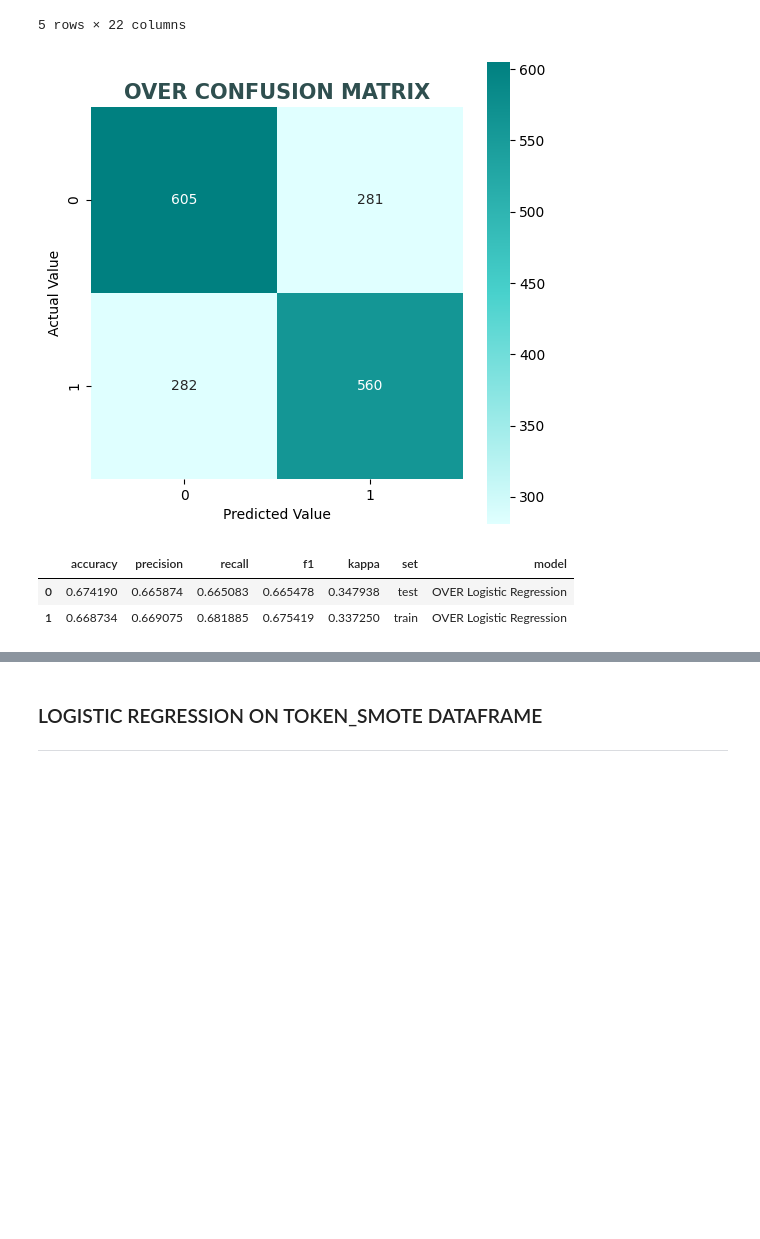
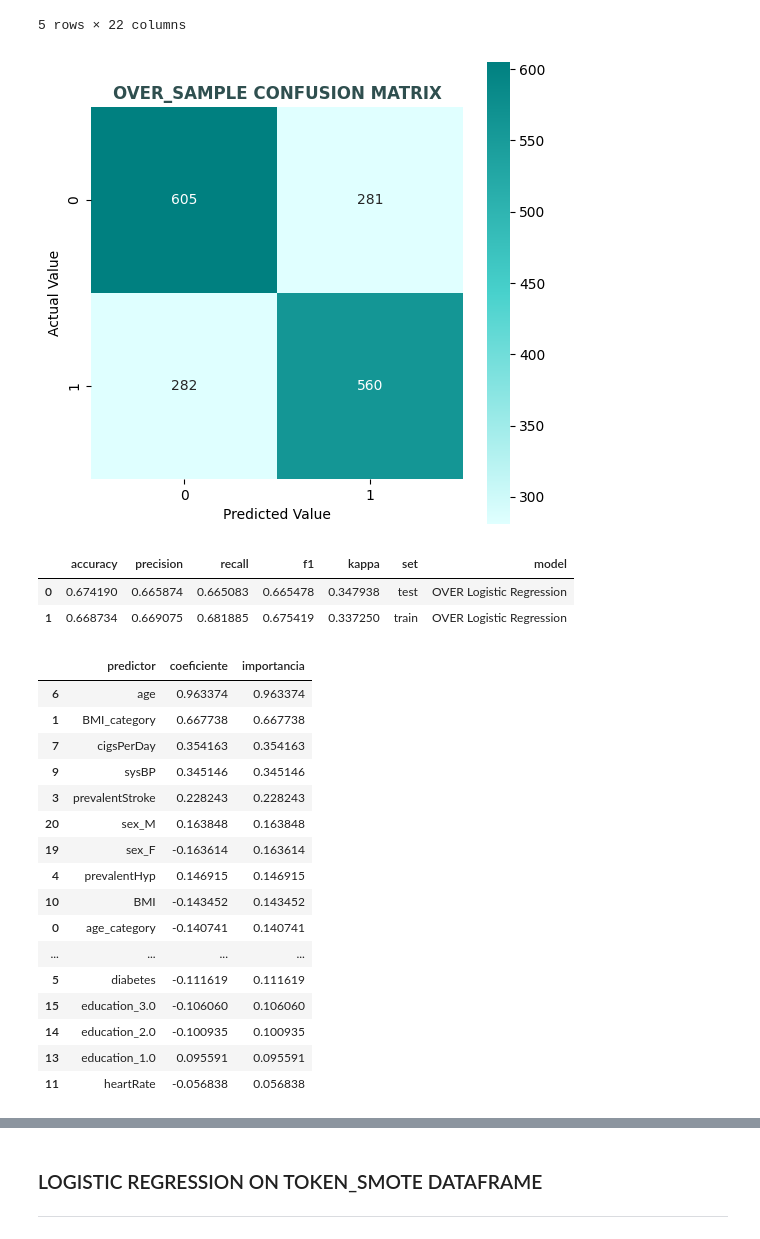
Before and after one commit to NataliaBarquin/Cardiovascular_risk_prediction, a Jupyter notebook: notebooks/3_logistic_regression.ipynb, the cells around one changed output, grey strips where cells are left out. Saved outputs shown, nothing was run; the diff lists cells and outputs as text; code cells hidden in the pictures; blank space fills up the shorter version.

```diff
--- a/notebooks/3_logistic_regression.ipynb
+++ b/notebooks/3_logistic_regression.ipynb
@@ -102,9 +128,9 @@ log_regression_over = Logistic_Regression(df_over, response_var)
 # %%
 log_regression_over.fit_model()
 # %%
-log_regression_over.print_confusion_matrix('over')
+log_regression_over.print_confusion_matrix()
 # %% [output]
-[figure, old version]
+[figure, new version]
 # %%
 lr_over_results = log_regression_over.get_metrics('OVER Logistic Regression')
 lr_over_results
@@ -112,3 +138,23 @@ lr_over_results
 |  | accuracy | precision | recall | f1 | kappa | set | model |
 | 0 | 0.674190 | 0.665874 | 0.665083 | 0.665478 | 0.347938 | test | OVER Logistic Regression |
 | 1 | 0.668734 | 0.669075 | 0.681885 | 0.675419 | 0.337250 | train | OVER Logistic Regression |
+# %%
+log_regression_over.create_df_feature_importance()
+# %% [output]
+|  | predictor | coeficiente | importancia |
+| 6 | age | 0.963374 | 0.963374 |
+| 1 | BMI_category | 0.667738 | 0.667738 |
+| 7 | cigsPerDay | 0.354163 | 0.354163 |
+| 9 | sysBP | 0.345146 | 0.345146 |
+| 3 | prevalentStroke | 0.228243 | 0.228243 |
+| 20 | sex_M | 0.163848 | 0.163848 |
+| 19 | sex_F | -0.163614 | 0.163614 |
+| 4 | prevalentHyp | 0.146915 | 0.146915 |
+| 10 | BMI | -0.143452 | 0.143452 |
+| 0 | age_category | -0.140741 | 0.140741 |
+| ... | ... | ... | ... |
+| 5 | diabetes | -0.111619 | 0.111619 |
+| 15 | education_3.0 | -0.106060 | 0.106060 |
+| 14 | education_2.0 | -0.100935 | 0.100935 |
+| 13 | education_1.0 | 0.095591 | 0.095591 |
+| 11 | heartRate | -0.056838 | 0.056838 |
```
Also changed, not shown: parts of 9 cells of this notebook, 3 other files.
